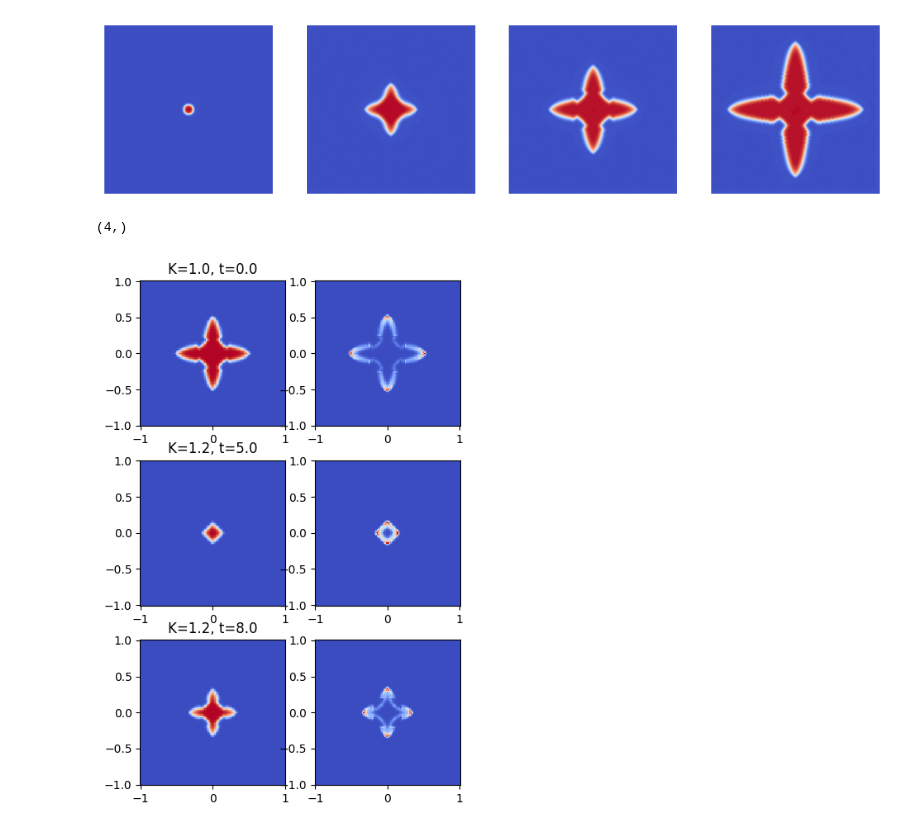
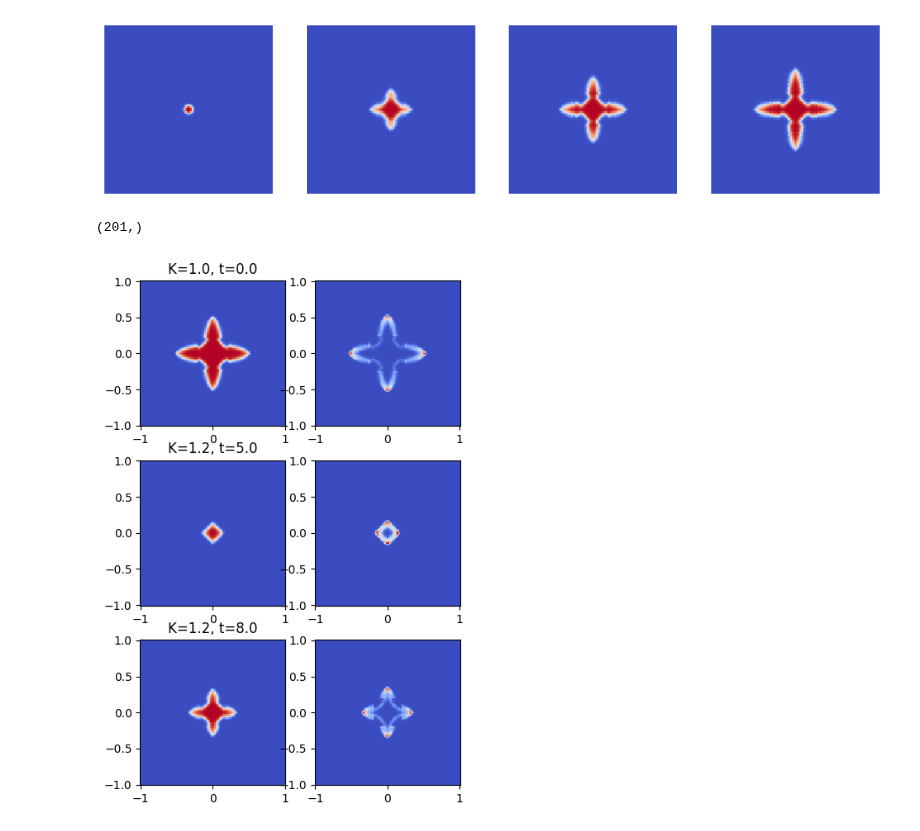
Before and after one commit to NanxiiChen/PF-PINO, a Jupyter notebook: solidification/make_dataset.ipynb, the cells around one changed output. Cells and saved outputs as stored; diff of their text form; code cells hidden in the pictures.

```diff
--- a/solidification/make_dataset.ipynb
+++ b/solidification/make_dataset.ipynb
@@ -2,22 +2,22 @@
 import numpy as np
 import matplotlib.pyplot as plt
 # %%
-solutions = np.load("./data/train_valid/solutions_grid.npy")[1, :, 0, ...]
+solutions = np.load("./data/train_valid/solutions_grid.npy")[3, :, 0, ...]
 mesh = np.load("./data/train_valid/mesh_grid_coords.npy")
 mesh = np.transpose(mesh, (2, 0, 1))
 meshx = mesh[0, :, :]
 meshy = mesh[1, :, :]
-tics = [0, 60, 120, 200]
+tics = [0, 60, 120, 160]
 
 fig, axes = plt.subplots(1, len(tics), figsize=(12, 3))
 axes = axes.flatten()
 for i, tic in enumerate(tics):
     ax = axes[i]
-    ax.contourf(meshx, meshy, solutions[tic, :, :], levels=100, cmap='coolwarm')
+    ax.pcolormesh(meshx, meshy, solutions[tic, :, :], cmap='coolwarm')
     ax.set_aspect('equal')
     ax.set_axis_off()
 # %% [output]
-[figure, old version]
+[figure, new version]
 # %%
 from configs.train_debug import Configs
 configs = Configs()
@@ -53,9 +53,9 @@ for i in range(num_ks):
 
     Ks[i*(num_times-1):(i+1)*(num_times-1), 0] = K_values[i]
 # %%
-K_values.shape
+times.shape
 # %% [output]
-(4,)
+(201,)
 # %%
 import matplotlib.pyplot as plt
 ts = [0, 100, 159]
```
Also changed, not shown: 6 other files.
